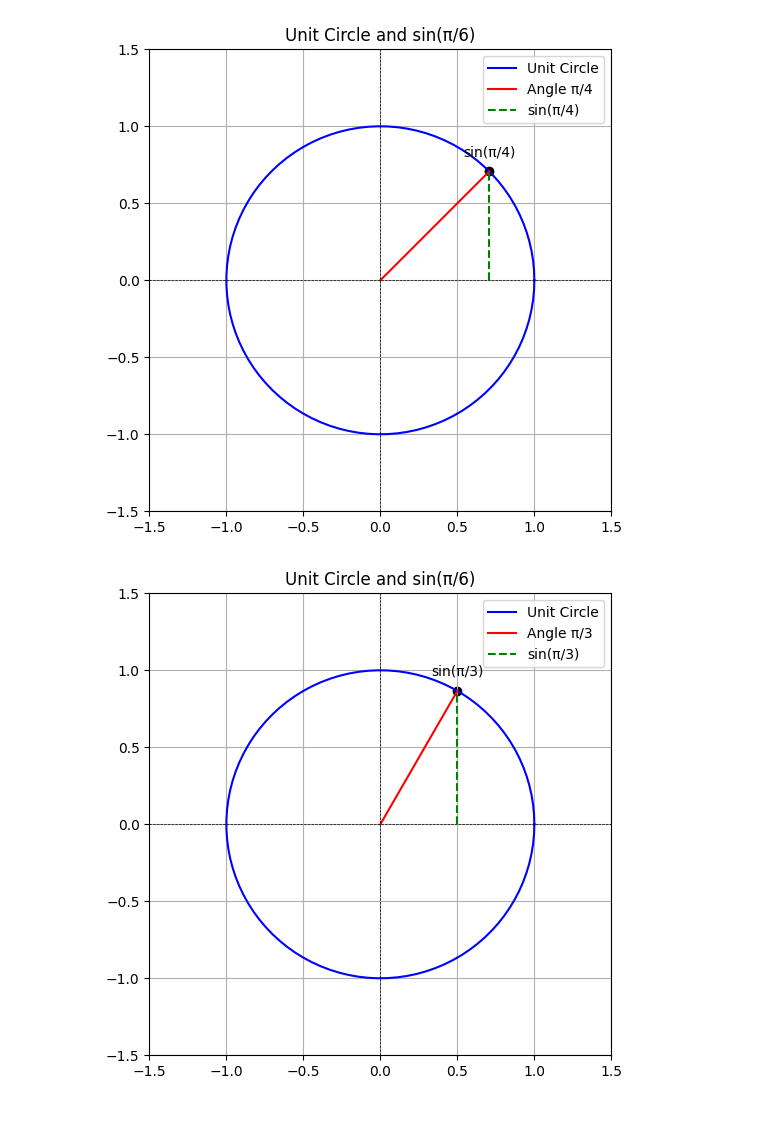
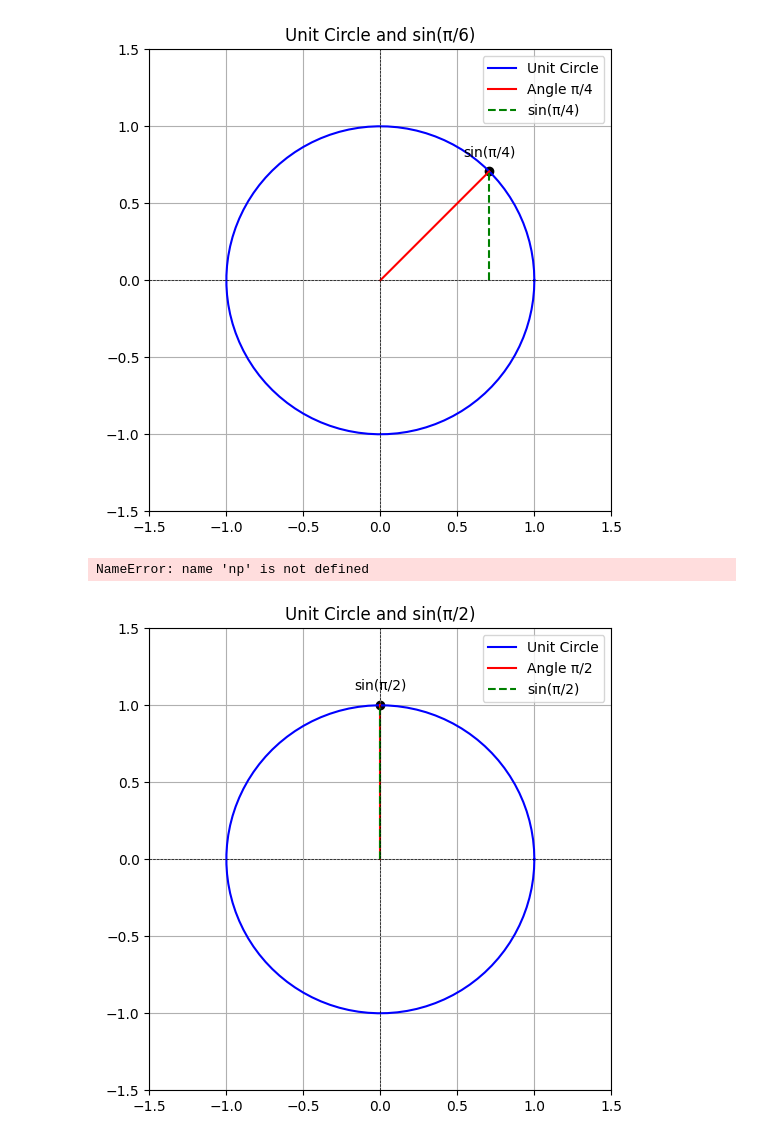
Before and after one commit to hxfjsw/unicircle_sin, a Jupyter notebook: book1.ipynb, the cells around one changed output. Drawn from its saved outputs; the diff is of its cells as text; code cells hidden in the pictures.

```diff
--- a/book1.ipynb
+++ b/book1.ipynb
@@ -117,9 +117,46 @@ plt.axhline(0, color='black', lw=0.5, ls='--')
 plt.axvline(0, color='black', lw=0.5, ls='--')
 
 # 添加图例和标题
-plt.title('Unit Circle and sin(π/6)')
+plt.title('Unit Circle and sin(π/3)')
 plt.legend()
 plt.grid()
 plt.show()
 # %% [output]
-[figure, removed]
+NameError: name 'np' is not defined
+# %%
+#使用同位圆 绘制sin(π/2)的图像
+
+# 创建同位圆
+theta = np.linspace(0, 2 * np.pi, 100)
+x = np.cos(theta)
+y = np.sin(theta)
+
+# 画出同位圆
+plt.figure(figsize=(6, 6))
+plt.plot(x, y, label='Unit Circle', color='blue')
+
+# 画出角度 pi/2
+angle = np.pi / 2
+plt.plot([0, np.cos(angle)], [0, np.sin(angle)], color='red', label='Angle π/2')
+
+# 画出 sin(π/2)
+plt.plot([np.cos(angle), np.cos(angle)], [0, np.sin(angle)], color='green', linestyle='--', label='sin(π/2)')
+
+# 标记 sin(π/2)
+plt.scatter([np.cos(angle)], [np.sin(angle)], color='black')
+plt.text(np.cos(angle), np.sin(angle) + 0.1, 'sin(π/2)', horizontalalignment='center')
+
+# 设置坐标轴
+plt.xlim(-1.5, 1.5)
+plt.ylim(-1.5, 1.5)
+plt.gca().set_aspect('equal', adjustable='box')
+plt.axhline(0, color='black', lw=0.5, ls='--')
+plt.axvline(0, color='black', lw=0.5, ls='--')
+
+# 添加图例和标题
+plt.title('Unit Circle and sin(π/2)')
+plt.legend()
+plt.grid()
+plt.show()
+# %% [output]
+[figure, added]
```
